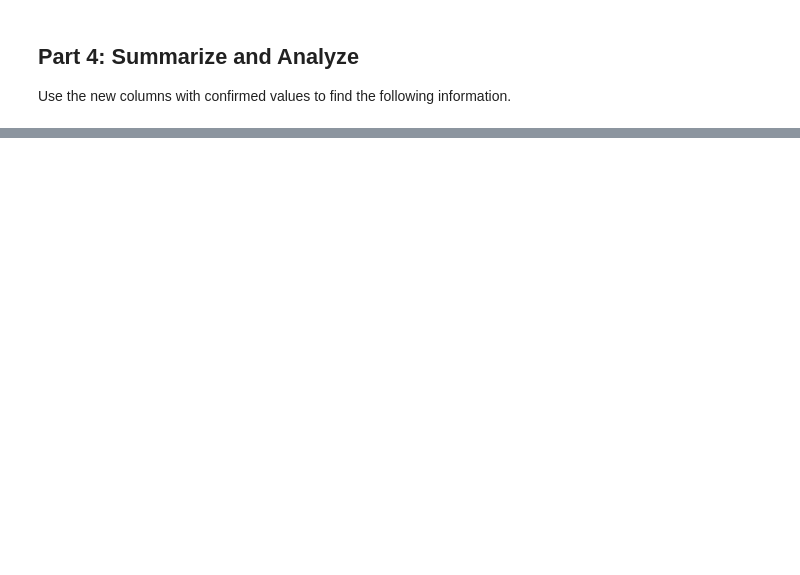
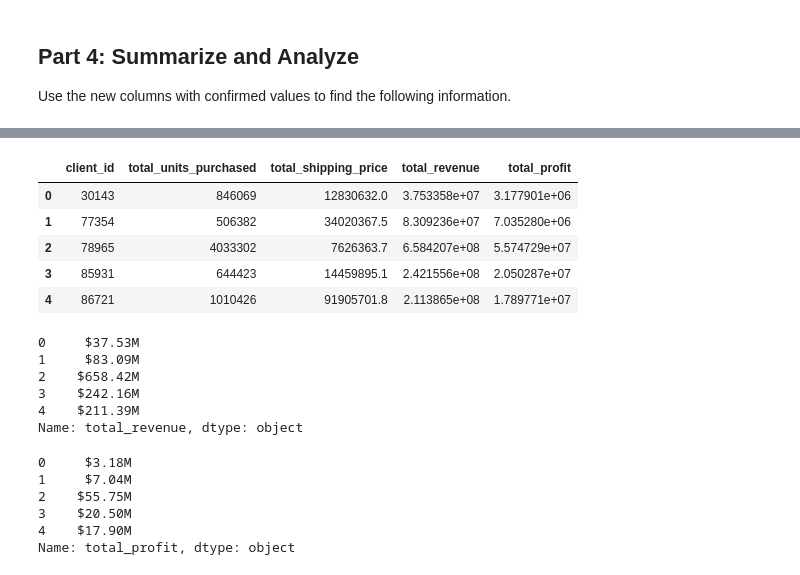
Before and after one commit to Sezeri/Module_4_Challenge, a Jupyter notebook: module_4_challenge.ipynb, the cells around one changed output, grey strips where cells are left out. Drawn from its saved outputs; the diff is of its cells as text; code cells hidden in the pictures; blank space fills up the shorter version.

```diff
--- a/module_4_challenge.ipynb
+++ b/module_4_challenge.ipynb
@@ -172,9 +286,48 @@ Use the new columns with confirmed values to find the following information.
 # %%
-# Create a summary DataFrame showing the totals for the
-# for the top 5 clients with the following information:
+# This is to summarize the DataFrame showing the totals for the
+# top 5 clients with the following information:
 # total units purchased, total shipping price,
-# total revenue, and total profit. Sort by total profit.
+# total revenue, and total profit.
+summary_df = top_clients_data.groupby('client_id').agg(
+    total_units_purchased=('qty', 'sum'),
+    total_shipping_price=('shipping_price', 'sum'),
+    total_revenue=('total_price', 'sum'),
+    total_profit=('profit', 'sum')
+).reset_index()
+# This is to display thdefault top 5 results of the summary
+summary_df.head()
+# %% [output]
+|  | client_id | total_units_purchased | total_shipping_price | total_revenue | total_profit |
+| 0 | 30143 | 846069 | 12830632.0 | 3.753358e+07 | 3.177901e+06 |
+| 1 | 77354 | 506382 | 34020367.5 | 8.309236e+07 | 7.035280e+06 |
+| 2 | 78965 | 4033302 | 7626363.7 | 6.584207e+08 | 5.574729e+07 |
+| 3 | 85931 | 644423 | 14459895.1 | 2.421556e+08 | 2.050287e+07 |
+| 4 | 86721 | 1010426 | 91905701.8 | 2.113865e+08 | 1.789771e+07 |
 # %%
-# Format the data and rename the columns
-# to names suitable for presentation.
-# Currency should be in millions of dollars.
+# This is to format the
+# Currency in millions of dollars.
+# Function
+def to_millions(x):
+    return '${:,.2f}M'.format(x / 1000000)
+# Application of the function on the total revenue
+summary_df['total_revenue'] = pd.to_numeric(summary_df['total_revenue'])
+summary_df['total_revenue'] = summary_df['total_revenue'].apply(to_millions).sort_values(ascending=False)
+summary_df['total_revenue'].head()
+# %% [output]
+0     $37.53M
+1     $83.09M
+2    $658.42M
+3    $242.16M
+4    $211.39M
+Name: total_revenue, dtype: object
+# %%
+# Application of the function on the total profit
+summary_df['total_profit'] = summary_df['total_profit'].apply(to_millions).sort_values(ascending=False)
+summary_df['total_profit'].head()
+# %% [output]
+0     $3.18M
+1     $7.04M
+2    $55.75M
+3    $20.50M
+4    $17.90M
+Name: total_profit, dtype: object
```
Also changed, not shown: parts of 16 cells of this notebook.
